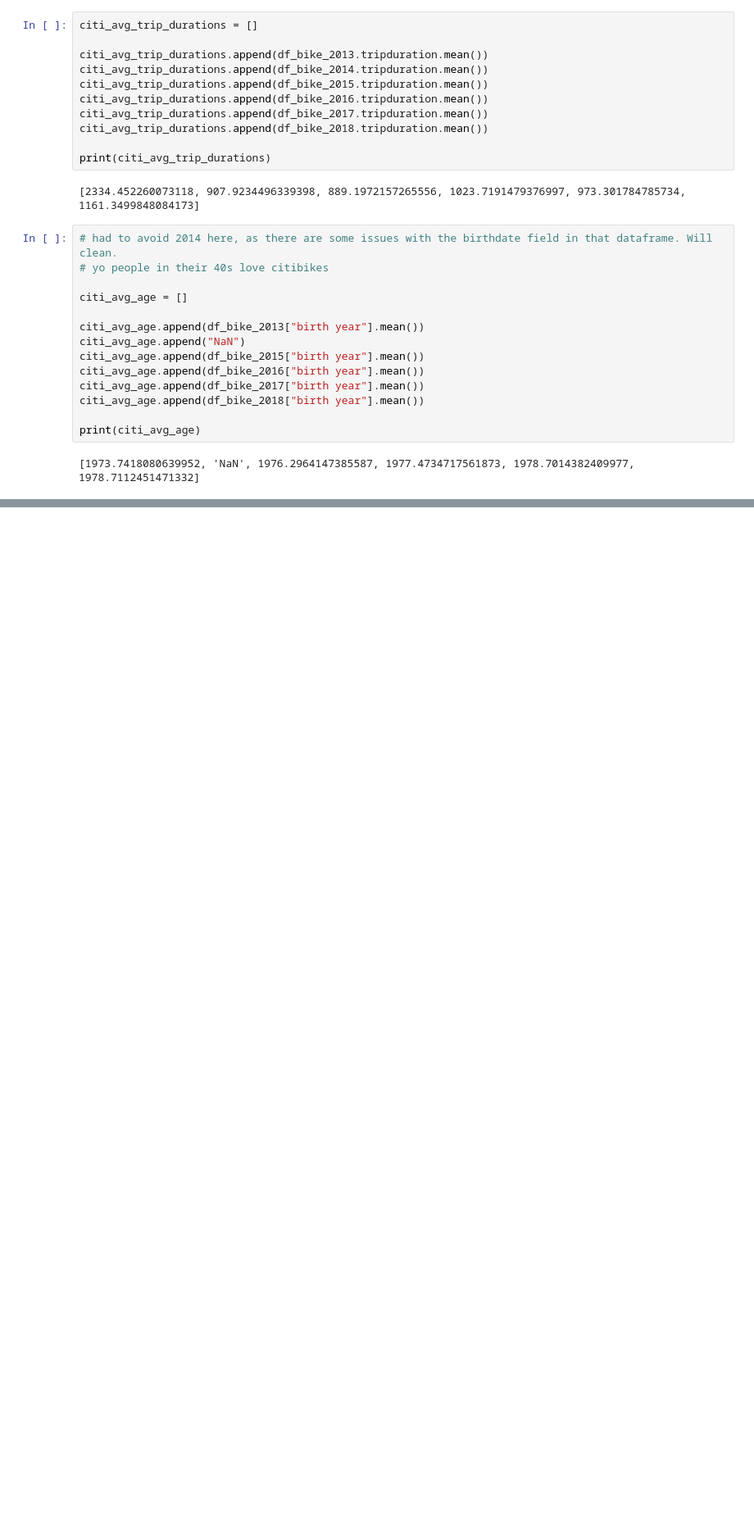
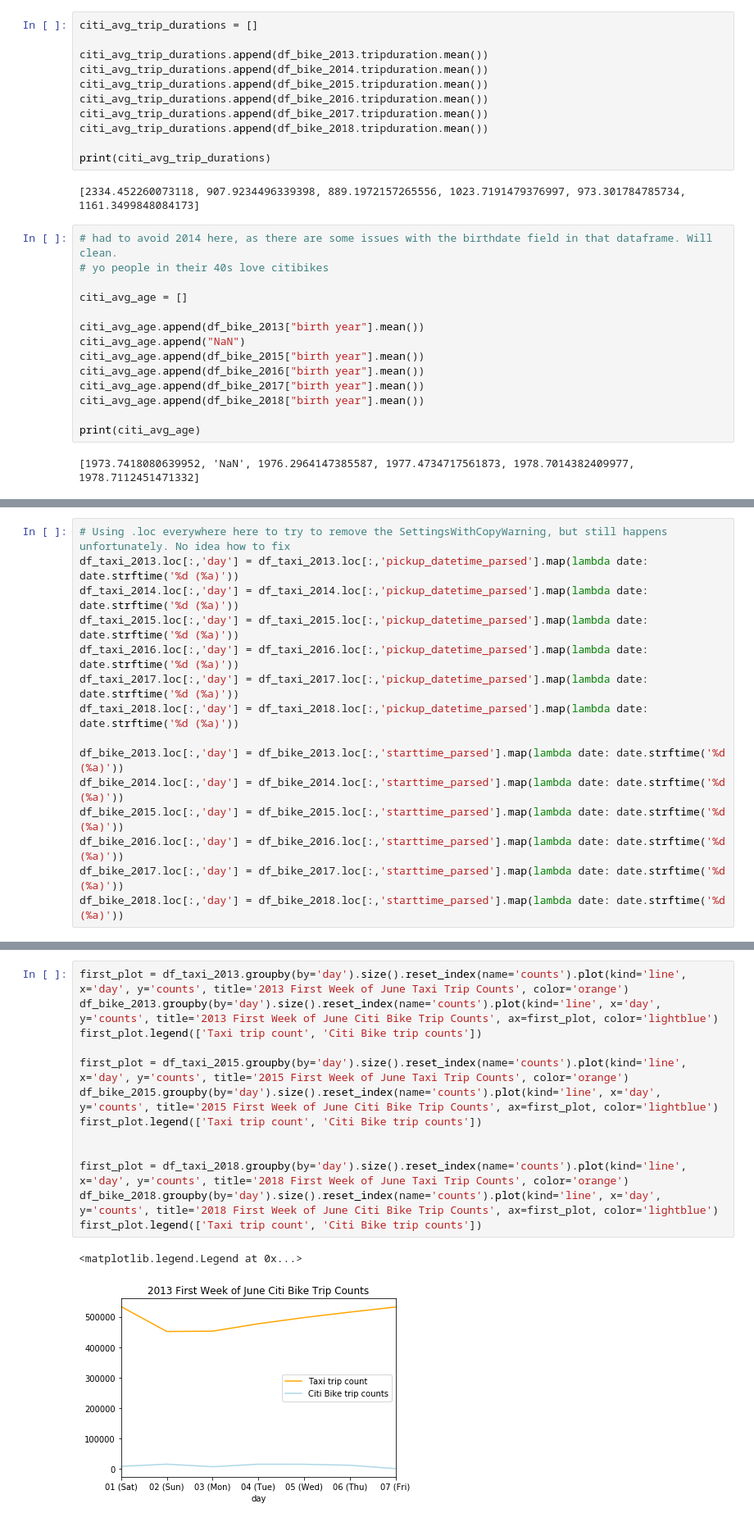
Before and after one commit to dvignoles/nyc-transpo, a Jupyter notebook: nyc_transpo.ipynb, the cells around one changed output, grey strips where cells are left out. Shown at 82% size. Cells and saved outputs as stored; diff of their text form; blank space fills up the shorter version.

Commit message:
Add trip count plots for every year

```diff
--- a/nyc_transpo.ipynb
+++ b/nyc_transpo.ipynb
@@ -269,0 +258,15 @@ print(citi_avg_age)
+# %%
+# Using .loc everywhere here to try to remove the SettingsWithCopyWarning, but still happens unfortunately. No idea how to fix
+df_taxi_2013.loc[:,'day'] = df_taxi_2013.loc[:,'pickup_datetime_parsed'].map(lambda date: date.strftime('%d (%a)'))
+df_taxi_2014.loc[:,'day'] = df_taxi_2014.loc[:,'pickup_datetime_parsed'].map(lambda date: date.strftime('%d (%a)'))
+df_taxi_2015.loc[:,'day'] = df_taxi_2015.loc[:,'pickup_datetime_parsed'].map(lambda date: date.strftime('%d (%a)'))
+df_taxi_2016.loc[:,'day'] = df_taxi_2016.loc[:,'pickup_datetime_parsed'].map(lambda date: date.strftime('%d (%a)'))
+df_taxi_2017.loc[:,'day'] = df_taxi_2017.loc[:,'pickup_datetime_parsed'].map(lambda date: date.strftime('%d (%a)'))
+df_taxi_2018.loc[:,'day'] = df_taxi_2018.loc[:,'pickup_datetime_parsed'].map(lambda date: date.strftime('%d (%a)'))
+
+df_bike_2013.loc[:,'day'] = df_bike_2013.loc[:,'starttime_parsed'].map(lambda date: date.strftime('%d (%a)'))
+df_bike_2014.loc[:,'day'] = df_bike_2014.loc[:,'starttime_parsed'].map(lambda date: date.strftime('%d (%a)'))
+df_bike_2015.loc[:,'day'] = df_bike_2015.loc[:,'starttime_parsed'].map(lambda date: date.strftime('%d (%a)'))
+df_bike_2016.loc[:,'day'] = df_bike_2016.loc[:,'starttime_parsed'].map(lambda date: date.strftime('%d (%a)'))
+df_bike_2017.loc[:,'day'] = df_bike_2017.loc[:,'starttime_parsed'].map(lambda date: date.strftime('%d (%a)'))
+df_bike_2018.loc[:,'day'] = df_bike_2018.loc[:,'starttime_parsed'].map(lambda date: date.strftime('%d (%a)'))
@@ -269,0 +279,16 @@ print(citi_avg_age)
+# %%
+first_plot = df_taxi_2013.groupby(by='day').size().reset_index(name='counts').plot(kind='line', x='day', y='counts', title='2013 First Week of June Taxi Trip Counts', color='orange')
+df_bike_2013.groupby(by='day').size().reset_index(name='counts').plot(kind='line', x='day', y='counts', title='2013 First Week of June Citi Bike Trip Counts', ax=first_plot, color='lightblue')
+first_plot.legend(['Taxi trip count', 'Citi Bike trip counts'])
+
+first_plot = df_taxi_2015.groupby(by='day').size().reset_index(name='counts').plot(kind='line', x='day', y='counts', title='2015 First Week of June Taxi Trip Counts', color='orange')
+df_bike_2015.groupby(by='day').size().reset_index(name='counts').plot(kind='line', x='day', y='counts', title='2015 First Week of June Citi Bike Trip Counts', ax=first_plot, color='lightblue')
+first_plot.legend(['Taxi trip count', 'Citi Bike trip counts'])
+
+
+first_plot = df_taxi_2018.groupby(by='day').size().reset_index(name='counts').plot(kind='line', x='day', y='counts', title='2018 First Week of June Taxi Trip Counts', color='orange')
+df_bike_2018.groupby(by='day').size().reset_index(name='counts').plot(kind='line', x='day', y='counts', title='2018 First Week of June Citi Bike Trip Counts', ax=first_plot, color='lightblue')
+first_plot.legend(['Taxi trip count', 'Citi Bike trip counts'])
+# %% [output]
+<matplotlib.legend.Legend at 0x...>
+[figure, added]
```
Also changed, not shown: parts of 10 cells of this notebook.
